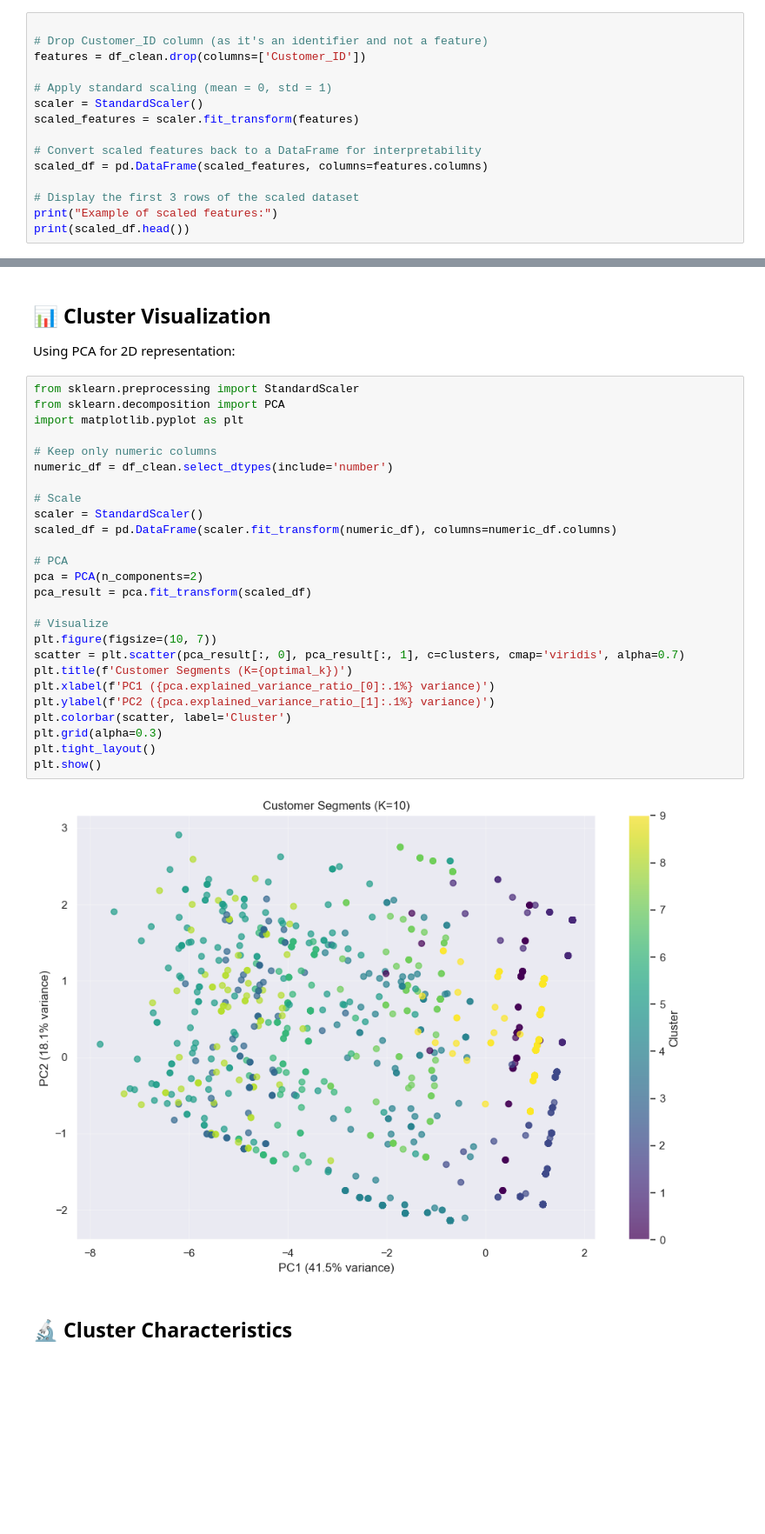
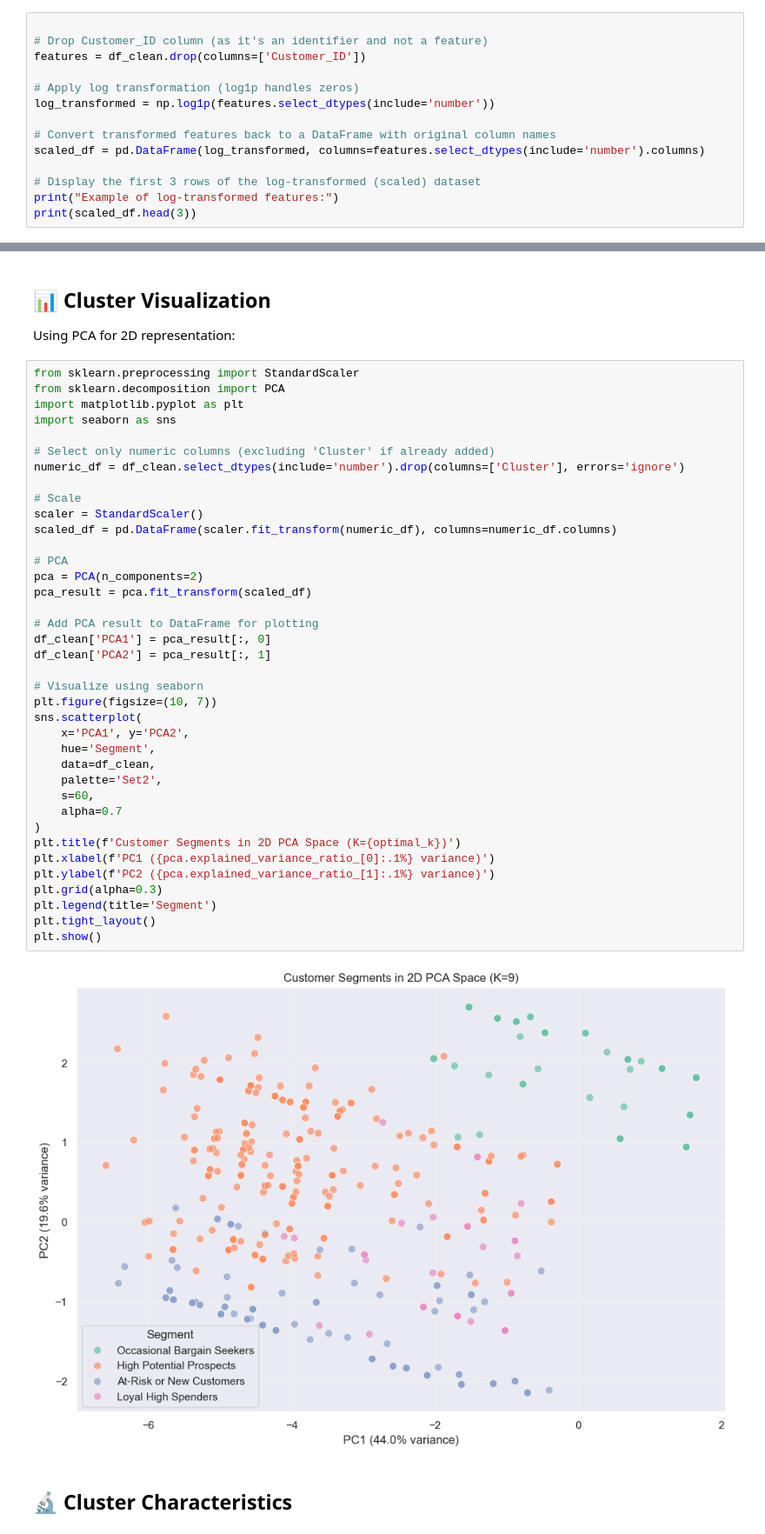
Before and after one commit to bhaskarharshit/Venture_Creed_Clustering_Outlier_Reduction, a Jupyter notebook: VentureCreed_Customer_Segmentation-Main.ipynb, the cells around one changed output, grey strips where cells are left out. Shown at 87% size. Cells and saved outputs as stored; diff of their text form; blank space fills up the shorter version.

```diff
--- a/VentureCreed_Customer_Segmentation-Main.ipynb
+++ b/VentureCreed_Customer_Segmentation-Main.ipynb
@@ -334,14 +334,13 @@ Standardizing features for clustering:
 # Drop Customer_ID column (as it's an identifier and not a feature)
 features = df_clean.drop(columns=['Customer_ID'])
 
-# Apply standard scaling (mean = 0, std = 1)
-scaler = StandardScaler()
-scaled_features = scaler.fit_transform(features)
+# Apply log transformation (log1p handles zeros)
+log_transformed = np.log1p(features.select_dtypes(include='number'))
 
-# Convert scaled features back to a DataFrame for interpretability
-scaled_df = pd.DataFrame(scaled_features, columns=features.columns)
+# Convert transformed features back to a DataFrame with original column names
+scaled_df = pd.DataFrame(log_transformed, columns=features.select_dtypes(include='number').columns)
 
-# Display the first 3 rows of the scaled dataset
-print("Example of scaled features:")
-print(scaled_df.head())
+# Display the first 3 rows of the log-transformed (scaled) dataset
+print("Example of log-transformed features:")
+print(scaled_df.head(3))
 # %% [output]
@@ -451,31 +453,43 @@ Using PCA for 2D representation:
 # %%
 from sklearn.preprocessing import StandardScaler
 from sklearn.decomposition import PCA
 import matplotlib.pyplot as plt
+import seaborn as sns
 
-# Keep only numeric columns
-numeric_df = df_clean.select_dtypes(include='number')
+# Select only numeric columns (excluding 'Cluster' if already added)
+numeric_df = df_clean.select_dtypes(include='number').drop(columns=['Cluster'], errors='ignore')
 
 # Scale
 scaler = StandardScaler()
 scaled_df = pd.DataFrame(scaler.fit_transform(numeric_df), columns=numeric_df.columns)
 
 # PCA
 pca = PCA(n_components=2)
 pca_result = pca.fit_transform(scaled_df)
 
-# Visualize
+# Add PCA result to DataFrame for plotting
+df_clean['PCA1'] = pca_result[:, 0]
+df_clean['PCA2'] = pca_result[:, 1]
+
+# Visualize using seaborn
 plt.figure(figsize=(10, 7))
-scatter = plt.scatter(pca_result[:, 0], pca_result[:, 1], c=clusters, cmap='viridis', alpha=0.7)
-plt.title(f'Customer Segments (K={optimal_k})')
+sns.scatterplot(
+    x='PCA1', y='PCA2',
+    hue='Segment',
+    data=df_clean,
+    palette='Set2',
+    s=60,
+    alpha=0.7
+)
+plt.title(f'Customer Segments in 2D PCA Space (K={optimal_k})')
 plt.xlabel(f'PC1 ({pca.explained_variance_ratio_[0]:.1%} variance)')
 plt.ylabel(f'PC2 ({pca.explained_variance_ratio_[1]:.1%} variance)')
-plt.colorbar(scatter, label='Cluster')
 plt.grid(alpha=0.3)
+plt.legend(title='Segment')
 plt.tight_layout()
 plt.show()
 # %% [output]
-[figure, old version]
+[figure, new version]
 # %% [markdown]
 ## 🔬 Cluster Characteristics
 # %%
```
Also changed, not shown: parts of 5 cells of this notebook, 1 other file.
